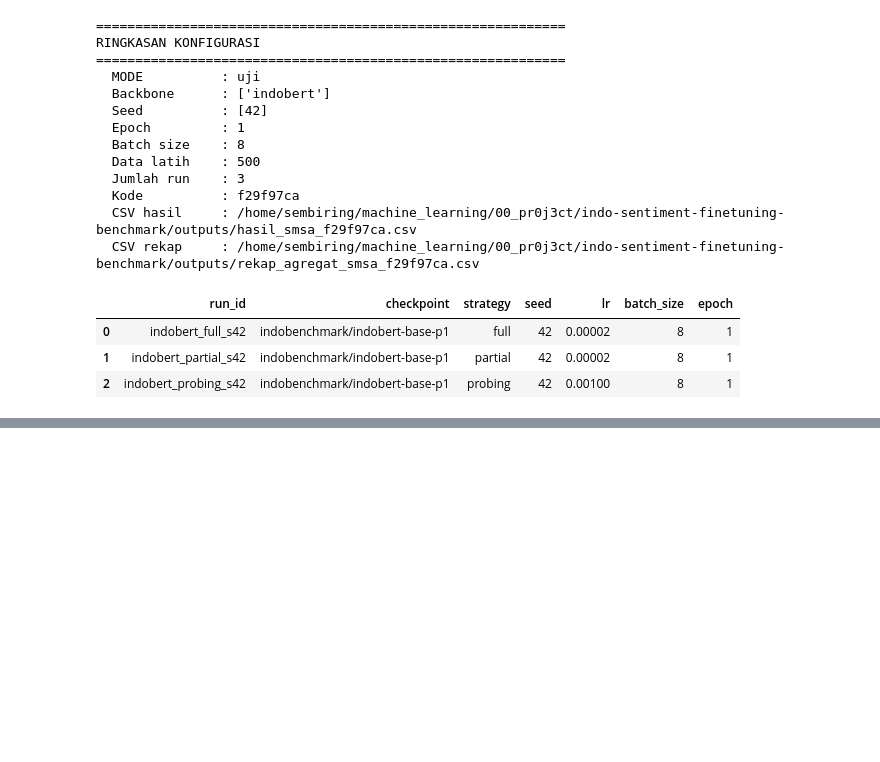
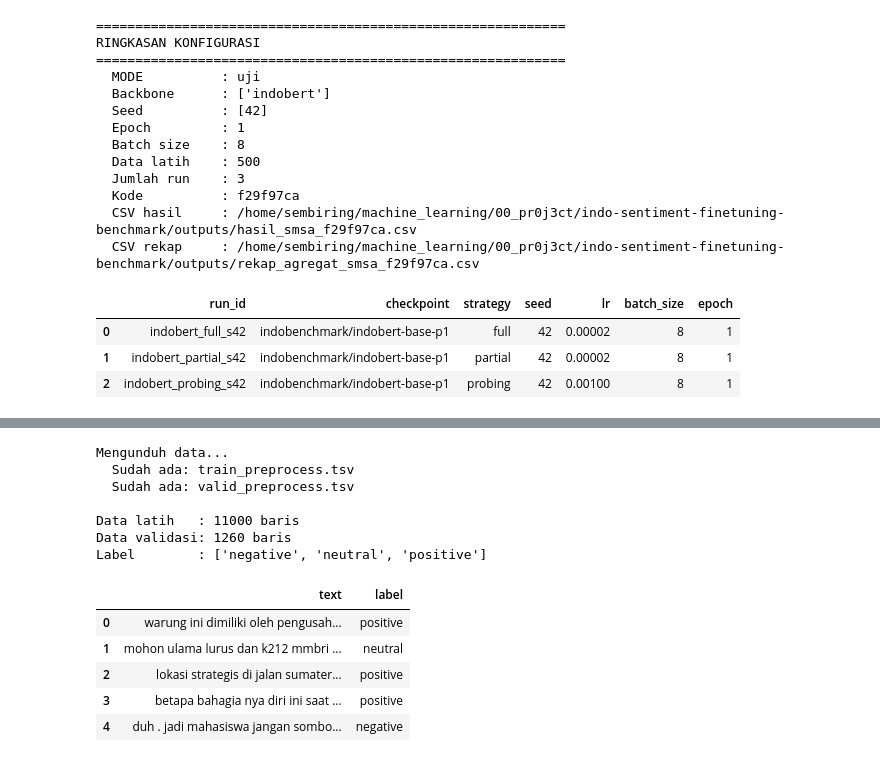
Before and after one commit to PrimaSembiring/indo-sentiment-finetuning-benchmark, a Jupyter notebook: notebooks/finetuning_benchmark_smsa.ipynb, the cells around one changed output, grey strips where cells are left out. Drawn from its saved outputs; the diff is of its cells as text; code cells hidden in the pictures; blank space fills up the shorter version.

```diff
--- a/notebooks/finetuning_benchmark_smsa.ipynb
+++ b/notebooks/finetuning_benchmark_smsa.ipynb
@@ -340,0 +360,77 @@ RINGKASAN KONFIGURASI
+# %%
+import urllib.request
+
+# datset resmi yg diambil dari github
+URL_DATA = {
+    "latih": "https://raw.githubusercontent.com/IndoNLP/indonlu/master/dataset/smsa_doc-sentiment-prosa/train_preprocess.tsv",
+    "validasi": "https://raw.githubusercontent.com/IndoNLP/indonlu/master/dataset/smsa_doc-sentiment-prosa/valid_preprocess.tsv",
+}
+
+# Urutan label ini dipakai di seluruh notebook (head model, F1 per kelas, confusion matrix).
+LABEL_LIST = ["negative", "neutral", "positive"]
+LABEL2ID = {}
+ID2LABEL = {}
+for indeks, nama_label in enumerate(LABEL_LIST):
+    LABEL2ID[nama_label] = indeks
+    ID2LABEL[indeks] = nama_label
+
+# save datasetnya
+DATA_DIR = OUTPUT_DIR / "data"
+DATA_DIR.mkdir(parents=True, exist_ok=True)
+
+def unduh_file(url, path_tujuan):
+    if path_tujuan.exists():
+        print(f"  Sudah ada: {path_tujuan.name}")
+        return path_tujuan
+    try:
+        urllib.request.urlretrieve(url, path_tujuan)
+        print(f"  Berhasil diunduh: {path_tujuan.name}")
+    except Exception as error:
+        raise RuntimeError(
+            f"Gagal mengunduh {url}\n"
+        ) from error
+    return path_tujuan
+
+# read dataframe
+def baca_tsv_smsa(path_file):
+    df = pd.read_csv(
+        path_file,
+        sep="\t",
+        header=None,
+        names=["text", "label"],
+        quoting=csv.QUOTE_NONE,
+        dtype=str,
+        keep_default_na=False,
+    )
+    return df
+
+
+print("Mengunduh data...")
+path_latih = unduh_file(URL_DATA["latih"], DATA_DIR / "train_preprocess.tsv")
+path_valid = unduh_file(URL_DATA["validasi"], DATA_DIR / "valid_preprocess.tsv")
+
+data_latih_mentah = baca_tsv_smsa(path_latih)
+data_valid_mentah = baca_tsv_smsa(path_valid)
+
+# Pastikan tidak ada label di luar 3 kelas (misalnya akibat file rusak atau salah baca).
+label_ditemukan = set(data_latih_mentah["label"]) | set(data_valid_mentah["label"])
+assert label_ditemukan <= set(LABEL_LIST), f"Ada label tak dikenal: {label_ditemukan - set(LABEL_LIST)}"
+
+print(f"\nData latih   : {len(data_latih_mentah)} baris")
+print(f"Data validasi: {len(data_valid_mentah)} baris")
+print(f"Label        : {sorted(label_ditemukan)}\n")
+display(data_latih_mentah.head(5))
+# %% [output]
+Mengunduh data...
+  Sudah ada: train_preprocess.tsv
+  Sudah ada: valid_preprocess.tsv
+
+Data latih   : 11000 baris
+Data validasi: 1260 baris
+Label        : ['negative', 'neutral', 'positive']
+|  | text | label |
+| 0 | warung ini dimiliki oleh pengusah... | positive |
+| 1 | mohon ulama lurus dan k212 mmbri ... | neutral |
+| 2 | lokasi strategis di jalan sumater... | positive |
+| 3 | betapa bahagia nya diri ini saat ... | positive |
+| 4 | duh . jadi mahasiswa jangan sombo... | negative |
```
Also changed, not shown: parts of 13 cells of this notebook.
